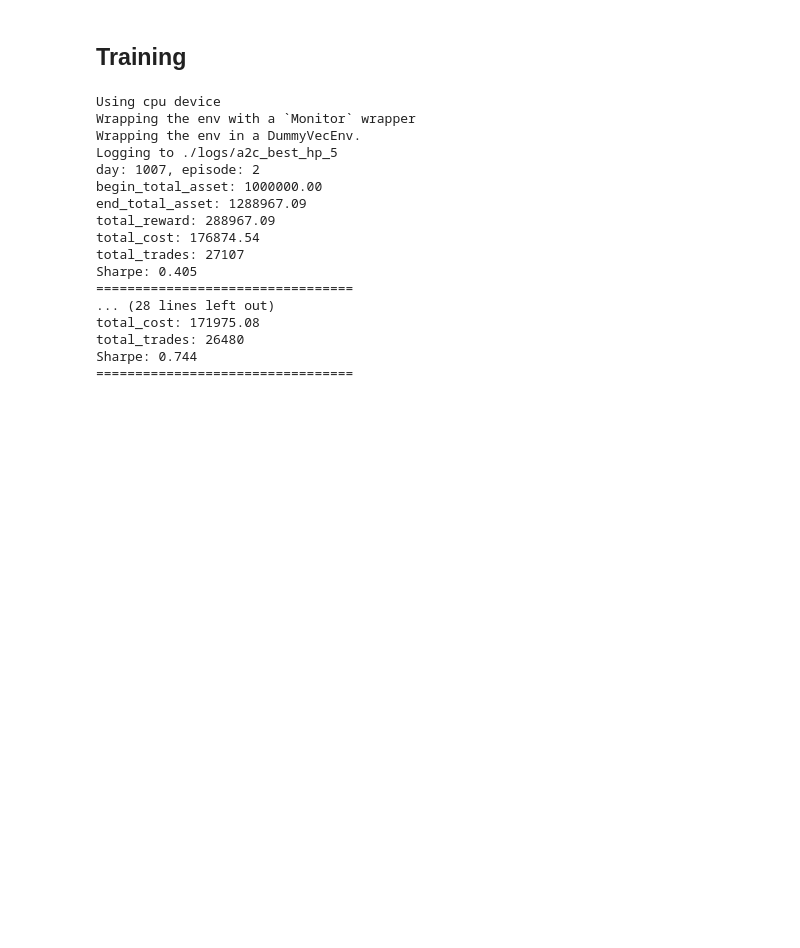
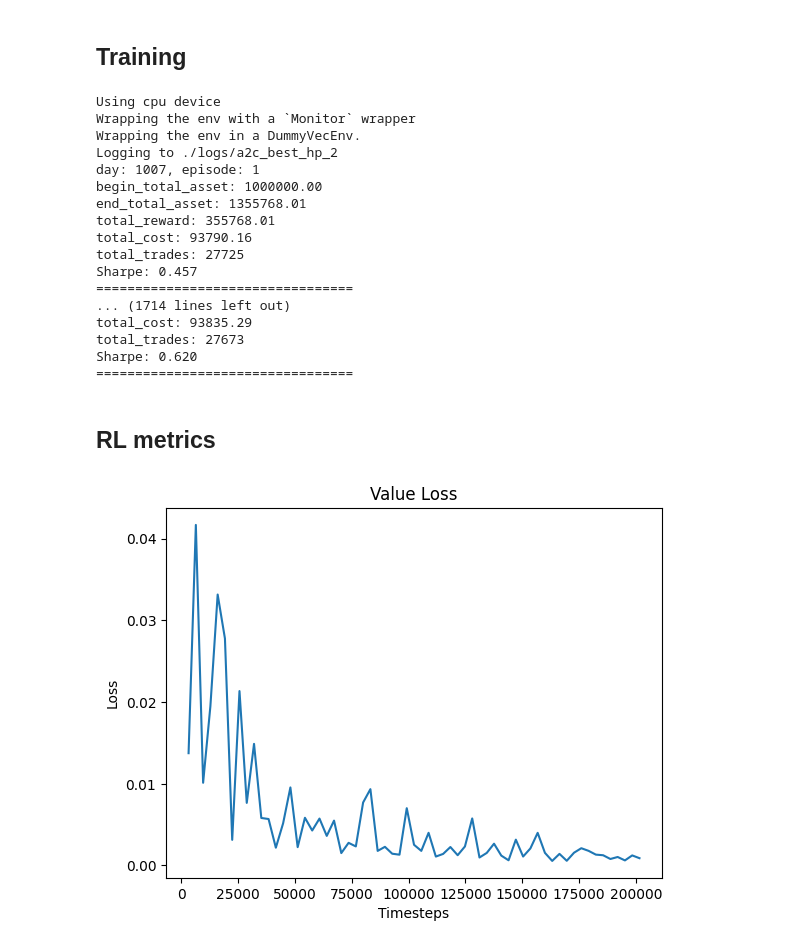
Before and after one commit to andoniiribarren/HRL_MAML_StockTrading, a Jupyter notebook: demo/test_demo_RLbase.ipynb, the cells around one changed output. Saved outputs shown, nothing was run; the diff lists cells and outputs as text; code cells hidden in the pictures; blank space fills up the shorter version.

```diff
--- a/demo/test_demo_RLbase.ipynb
+++ b/demo/test_demo_RLbase.ipynb
@@ -76,30 +205,22 @@ tr_env = StockTradingEnv(
     action_space= stock_dimension,
     tech_indicator_list=INDICATORS,
     make_plots=False,
-    print_verbosity=2
+    print_verbosity=1
 )
 
 agent = baseRLAgent(env=tr_env)
 
-
-
-best_hiperparams= {'gamma': 0.9982572049354244,
-                   'max_grad_norm': 1.004287538508153,
-                   'n_steps': 256,
-                   'learning_rate': 0.0002750235733375285,
-                   'ent_coef': 6.465134048701665e-05}
-
-
+best_params = settings.best_hiperparams_RL
 
 model = agent.get_model("a2c",
-                        learning_rate = best_hiperparams['learning_rate'],
-                        gamma = best_hiperparams['gamma'],
-                        max_grad_norm = best_hiperparams['max_grad_norm'],
-                        n_steps = best_hiperparams['n_steps'],
-                        ent_coef = best_hiperparams['ent_coef'],
+                        learning_rate = best_params['learning_rate'],
+                        gamma = best_params['gamma'],
+                        max_grad_norm = best_params['max_grad_norm'],
+                        n_steps = 256,#best_params['n_steps'],
+                        ent_coef = best_params['ent_coef'],
                         verbose=1)
 
-n_episodes = 10
+n_episodes = 200
 trained_model = agent.train_model(
     model,
     tb_log_name="a2c_best_hp",
@@ -109,40 +230,44 @@ trained_model = agent.train_model(
 Using cpu device
 Wrapping the env with a `Monitor` wrapper
 Wrapping the env in a DummyVecEnv.
-Logging to ./logs/a2c_best_hp_5
-day: 1007, episode: 2
+Logging to ./logs/a2c_best_hp_2
+day: 1007, episode: 1
 begin_total_asset: 1000000.00
-end_total_asset: 1288967.09
-total_reward: 288967.09
-total_cost: 176874.54
-total_trades: 27107
-Sharpe: 0.405
+end_total_asset: 1355768.01
+total_reward: 355768.01
+total_cost: 93790.16
+total_trades: 27725
+Sharpe: 0.457
 =================================
-... (28 lines left out)
-total_cost: 171975.08
-total_trades: 26480
-Sharpe: 0.744
+... (1714 lines left out)
+total_cost: 93835.29
+total_trades: 27673
+Sharpe: 0.620
 =================================
+# %% [markdown]
+## RL metrics
 # %%
 import matplotlib.pyplot as plt
 from tensorboard.backend.event_processing import event_accumulator
 
 %matplotlib inline
 
-ea = event_accumulator.EventAccumulator("logs/a2c_best_hp_6")  # cambia tu ruta
+ea = event_accumulator.EventAccumulator("logs/a2c_best_hp_1")  # cambia tu ruta
 ea.Reload()
 
 loss_key = "train/value_loss"
 data = ea.Scalars(loss_key)
 
 steps = [x.step for x in data]
 values = [x.value for x in data]
 
 plt.plot(steps, values)
 plt.title("Value Loss")
 plt.xlabel("Timesteps")
 plt.ylabel("Loss")
 plt.show()
+# %% [output]
+[figure, added]
 # %%
 loss_key = "train/policy_loss"
 data = ea.Scalars(loss_key)
```
Also changed, not shown: parts of 18 cells of this notebook, 7 other files.
